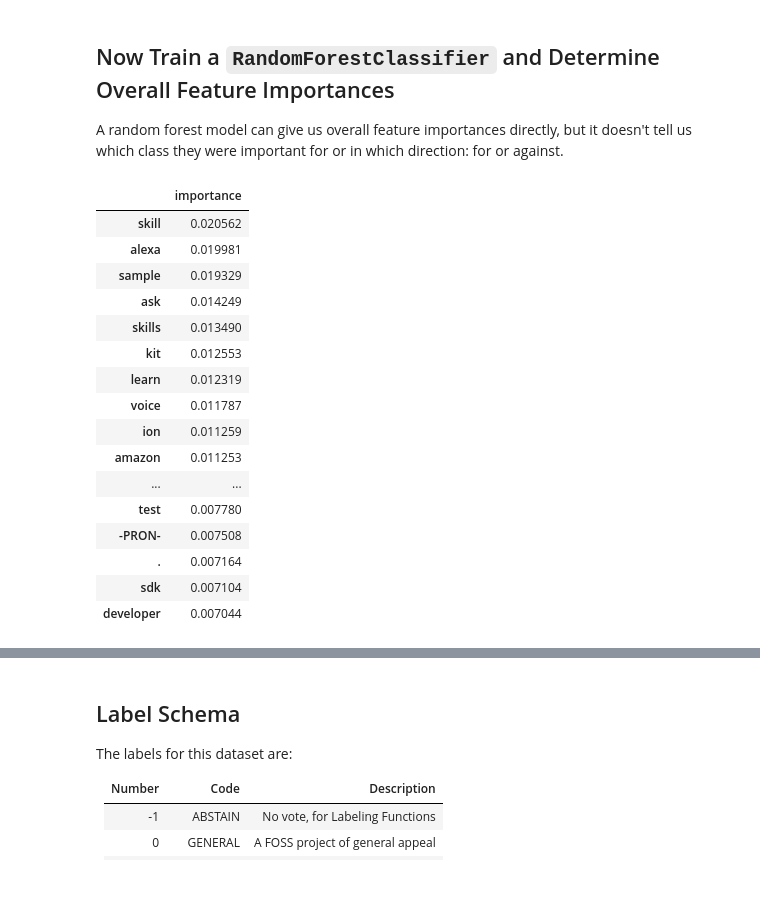
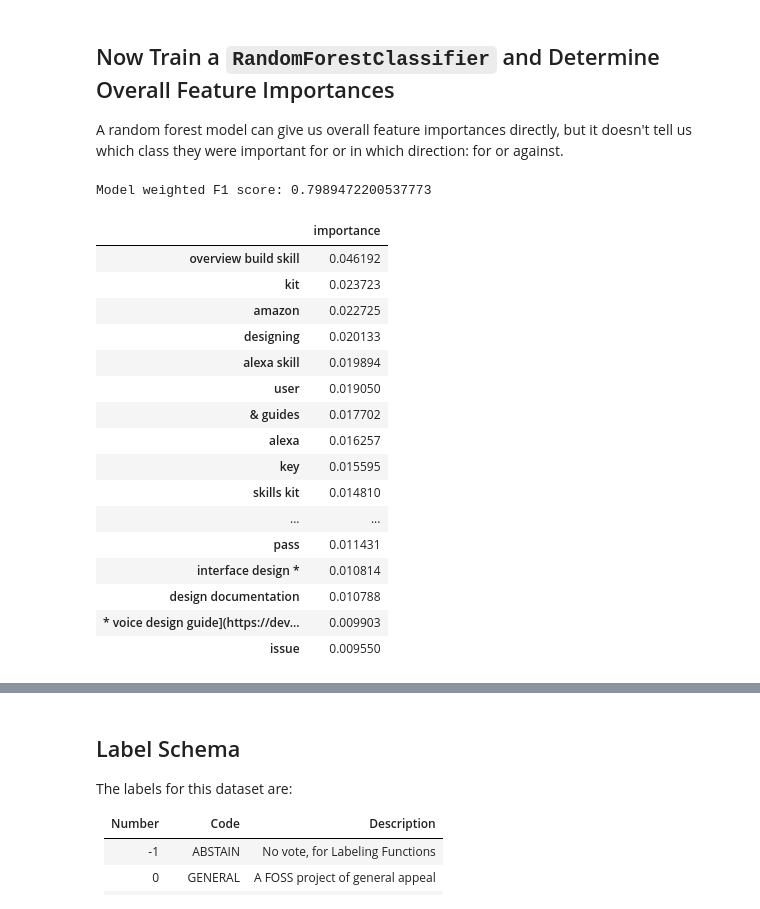
Before and after one commit to rjurney/amazon_open_source, a Jupyter notebook: 3_Amazon_Open_Source_Analysis.ipynb, the cells around one changed output, grey strips where cells are left out. Saved outputs shown, nothing was run; the diff lists cells and outputs as text; code cells hidden in the pictures.

```diff
--- a/3_Amazon_Open_Source_Analysis.ipynb
+++ b/3_Amazon_Open_Source_Analysis.ipynb
@@ -56,2 +85,3 @@ for i, full_name in df['full_name'].iteritems():
 # %%
-df['readme'] = pd.Series(readmes)
+# df['readme'] = pd.Series(readmes)
+# df.head(3)
@@ -263,0 +312,25 @@ Name: lemmas, Length: 203, dtype: object
+# %%
+from spacy.lang.en.stop_words import STOP_WORDS
+
+
+STOP_WORDS = STOP_WORDS.union(set(['-', '=', "'", '/', '.', ';', '#', '##', '###', '<', '>', ':', '\n', '\n\n', '!', '[', ']']))
+
+
+def tokenize(doc):
+    """Tokenize: skip stop words, return proper nouns as n-grams and lemmas for everything else"""
+    tokens = []
+    for token in doc:
+        # Drop stop words
+        if token.text.lower() in STOP_WORDS:
+            continue
+
+        # Lemmatize anything that isn't a proper noun
+        if token.pos_ != 'PROPN':
+            tokens.append(token.lemma_.lower())
+        else:
+            tokens.append(token.text.lower())
+    return tokens
+
+
+df_gold['lemmas'] = df_gold['spacy'].apply(tokenize)
+df_gold['lemmas']
@@ -273,11 +360,12 @@ from sklearn.model_selection import train_test_split
 vectorizer = TfidfVectorizer(
     analyzer='word',
     min_df=3,
-    stop_words='english',
+    stop_words=None,
     tokenizer=lambda x: x,
     preprocessor=lambda x: x,
     token_pattern=None,
     lowercase=False,
+    ngram_range=(1, 3)
 )
 
 df_gold_train, df_gold_test, train_labels, test_labels = train_test_split(
@@ -299,36 +387,44 @@ test_vec = vectorizer.transform(
 A random forest model can give us overall feature importances directly, but it doesn't tell us which class they were important for or in which direction: for or against.
 # %%
 from sklearn.ensemble import RandomForestClassifier
+from sklearn.metrics import f1_score
 
 
-clf = RandomForestClassifier(n_estimators=500)
+# Fit the model on the training data
+clf = RandomForestClassifier()
 clf.fit(train_vec, train_labels)
+
+# Score the model to see if it is worth using for inference
+avg = 'weighted'
+pred = clf.predict(test_vec)
+print(f"Model weighted F1 score: {f1_score(test_labels, pred, average=avg)}")
 
 # Display features and importances in a DataFrame
 features = pd.DataFrame(
     {'importance': clf.feature_importances_},
-    index=vectorizer.get_feature_names()
+    index=vectorizer.get_feature_names(),
 )
 features = features.sort_values(
     by=['importance'],
-    ascending=False
+    ascending=False,
 )
 features[0:20]
 # %% [output]
+Model weighted F1 score: 0.7989472200537773
 |  | importance |
-| skill | 0.020562 |
-| alexa | 0.019981 |
-| sample | 0.019329 |
-| ask | 0.014249 |
-| skills | 0.013490 |
-| kit | 0.012553 |
-| learn | 0.012319 |
-| voice | 0.011787 |
-| ion | 0.011259 |
-| amazon | 0.011253 |
+| overview build skill | 0.046192 |
+| kit | 0.023723 |
+| amazon | 0.022725 |
+| designing | 0.020133 |
+| alexa skill | 0.019894 |
+| user | 0.019050 |
+| & guides | 0.017702 |
+| alexa | 0.016257 |
+| key | 0.015595 |
+| skills kit | 0.014810 |
 | ... | ... |
-| test | 0.007780 |
-| -PRON- | 0.007508 |
-| . | 0.007164 |
-| sdk | 0.007104 |
-| developer | 0.007044 |
+| pass | 0.011431 |
+| interface design * | 0.010814 |
+| design documentation | 0.010788 |
+| * voice design guide](https://dev... | 0.009903 |
+| issue | 0.009550 |
```
Also changed, not shown: parts of 34 cells of this notebook.
